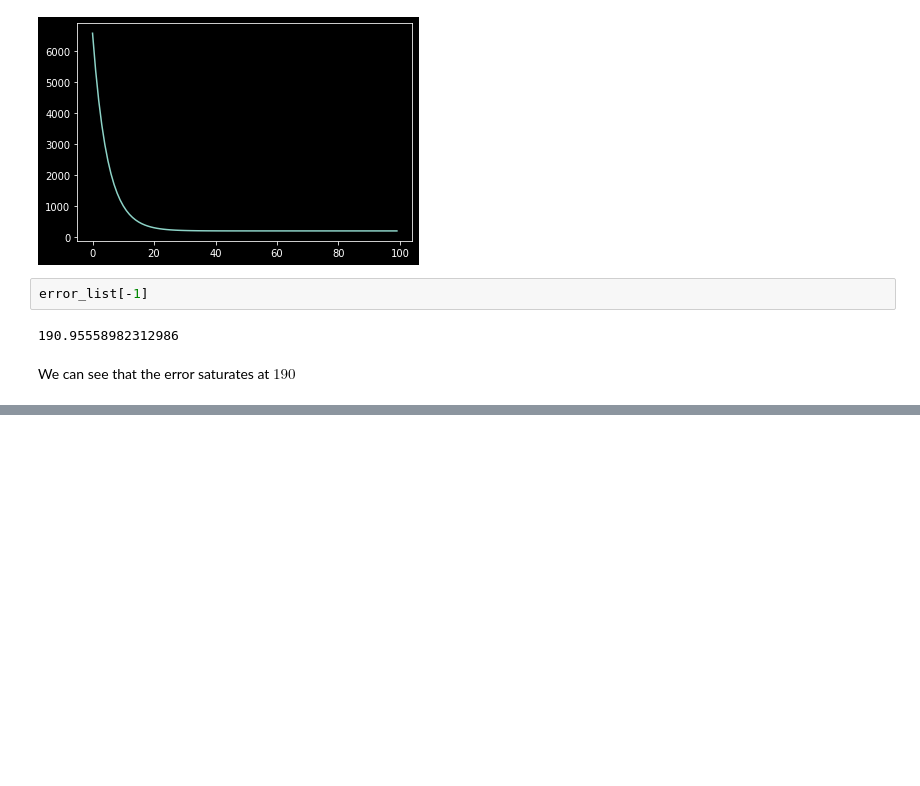
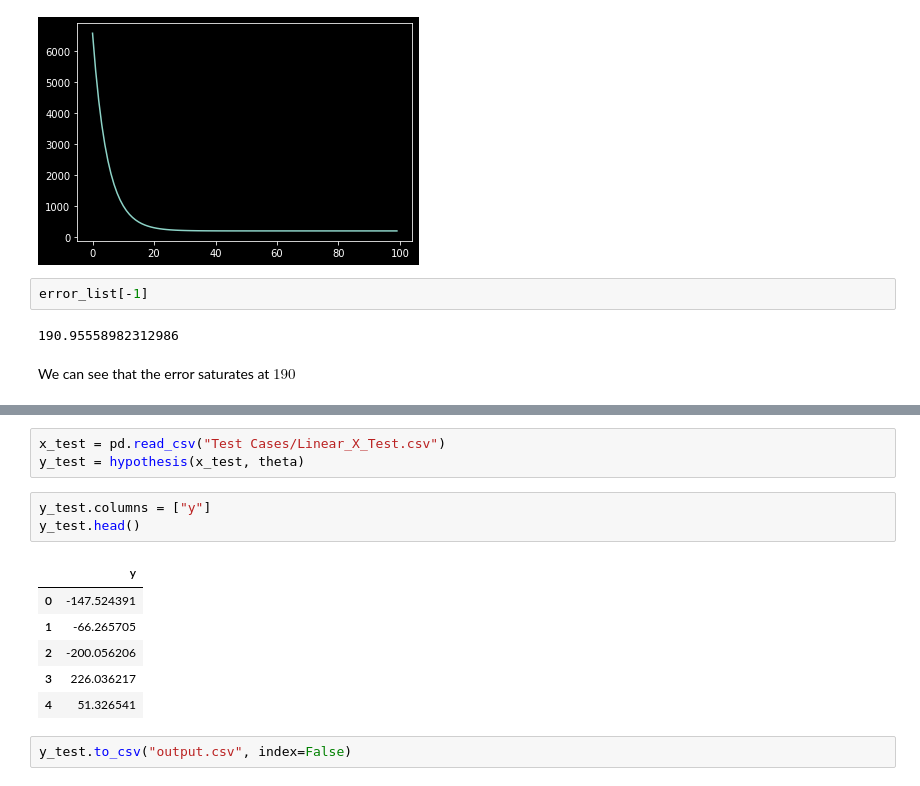
Before and after one commit to utkarshgupta2504/Data-Science, a Jupyter notebook: Hardwork Pays Off/challenge.ipynb, the cells around one changed output, grey strips where cells are left out. Cells and saved outputs as stored; diff of their text form; blank space fills up the shorter version.

```diff
--- a/Hardwork Pays Off/challenge.ipynb
+++ b/Hardwork Pays Off/challenge.ipynb
@@ -135,0 +156,15 @@ We can see that the error saturates at $190$
+# %%
+x_test = pd.read_csv("Test Cases/Linear_X_Test.csv")
+y_test = hypothesis(x_test, theta)
+# %%
+y_test.columns = ["y"]
+y_test.head()
+# %% [output]
+|  | y |
+| 0 | -147.524391 |
+| 1 | -66.265705 |
+| 2 | -200.056206 |
+| 3 | 226.036217 |
+| 4 | 51.326541 |
+# %%
+y_test.to_csv("output.csv", index=False)
```
Also changed, not shown: parts of 5 cells of this notebook, 2 other files.
